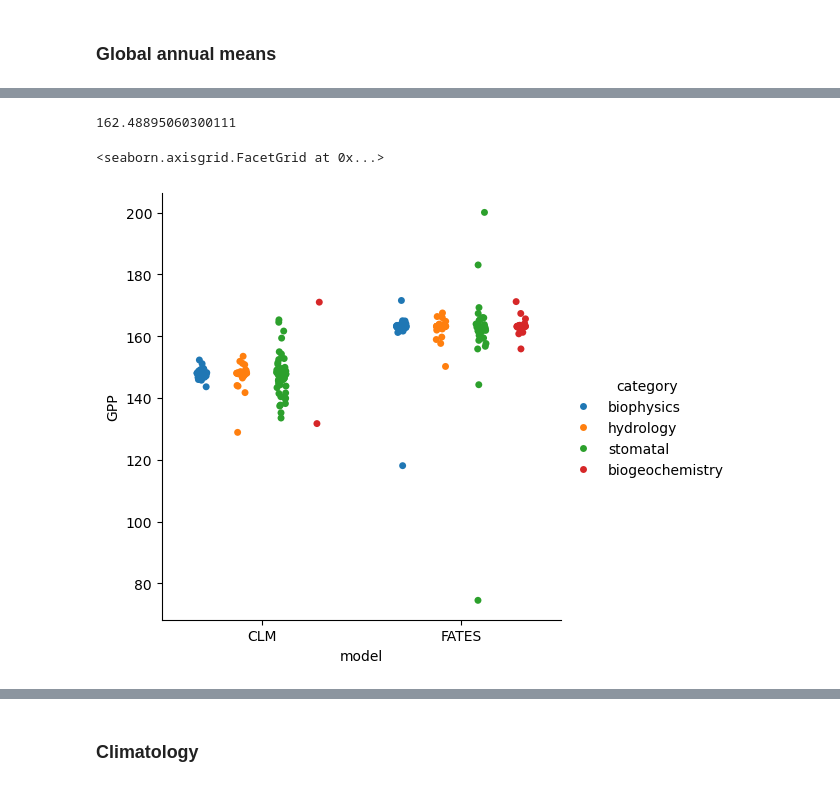
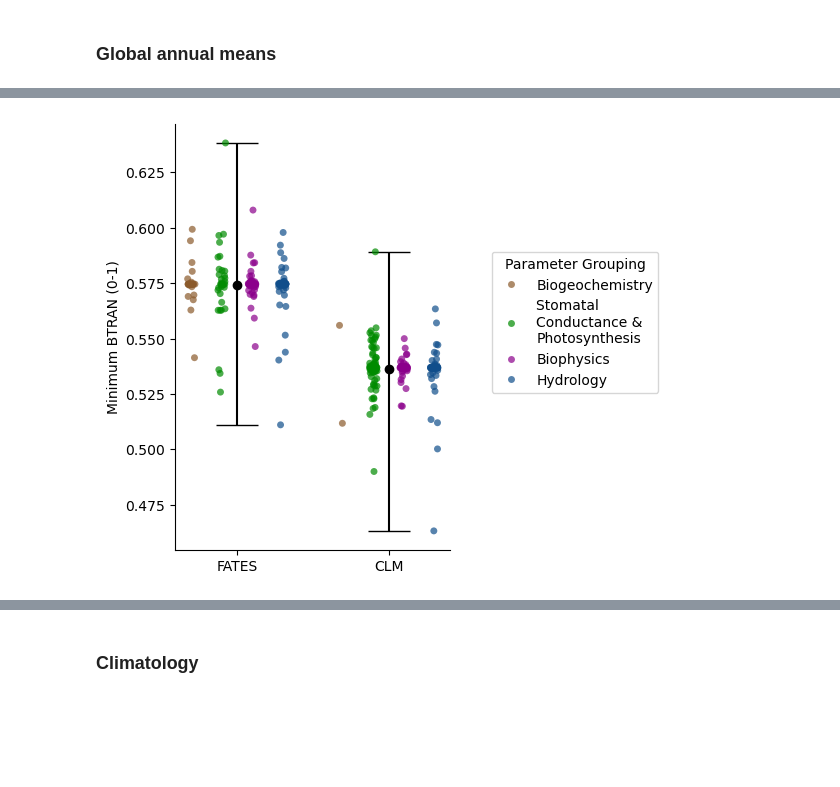
Before and after one commit to adrifoster/fates_calibration_library, a Jupyter notebook: notebooks/OAATParameters.ipynb, the cells around one changed output, grey strips where cells are left out. Cells and saved outputs as stored; diff of their text form; code cells hidden in the pictures; blank space fills up the shorter version.

```diff
--- a/notebooks/OAATParameters.ipynb
+++ b/notebooks/OAATParameters.ipynb
@@ -23,7 +23,7 @@ File locations and ensemble information
 param_dir = '/glade/work/afoster/FATES_calibration/parameter_files'
 
 # history output directory
-hist_dir = '/glade/work/afoster/FATES_calibration/history_files/compiled_files'
+hist_dir = '/glade/work/afoster/FATES_calibration/history_files/compiled_files1'
 
 ensemble_dict = {
     'fates': {
@@ -151,11 +129,0 @@ ValueError: 'yerr' (shape: (2,)) must be a scalar or a 1D or (2, n) array-like w
-# %%
-y
-# %% [output]
-162.48895060300111
-# %%
-sns.catplot(data=both, x="model", y='GPP',
-            hue="category", kind='strip',
-           dodge=True, jitter=True)
-# %% [output]
-<seaborn.axisgrid.FacetGrid at 0x...>
-[figure, removed]
@@ -198,3 +130,10 @@ plt.tight_layout()
+# %%
+variable = 'BTRANMN'
+plotting.plot_ensemble_variance(fates, clm, 'FATES', 'CLM', variable,
+                                var_dict[variable]['long_name'],
+                               var_dict[variable]['global_units'])
+# %% [output]
+[figure, added]
 # %%
 # find non-zero parameters for all simulations
 nonzero_params = oaat.get_params(fates_glob, fatesclm_glob, clmbtran_glob)
```
Also changed, not shown: parts of 14 cells of this notebook, 4 other files.
